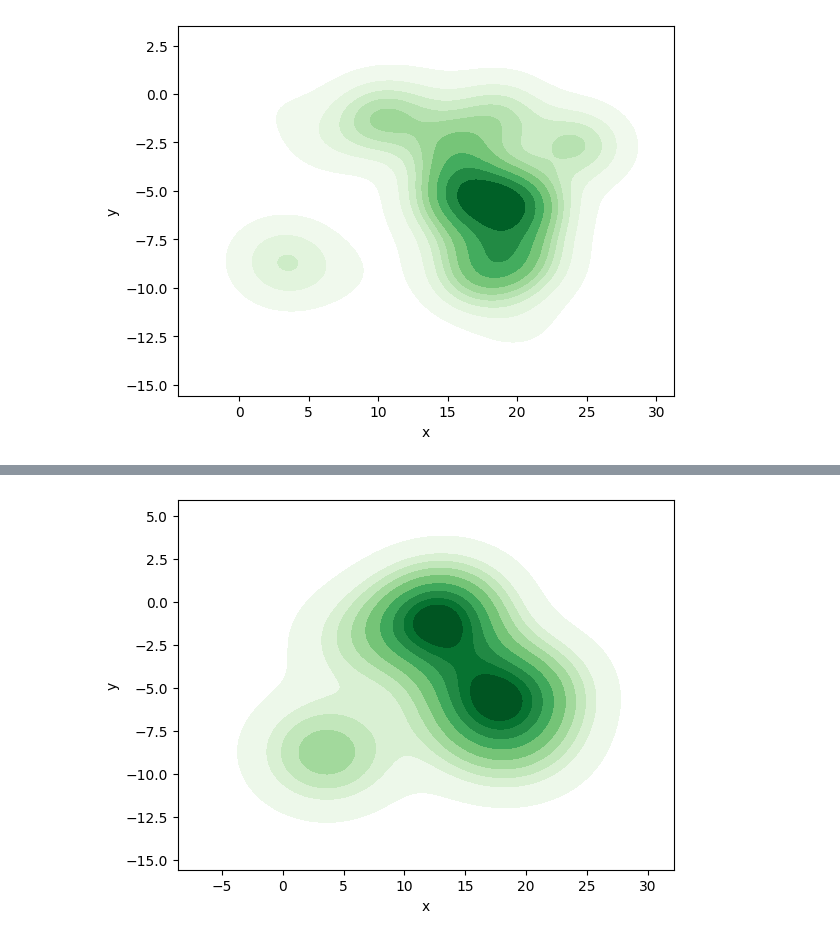
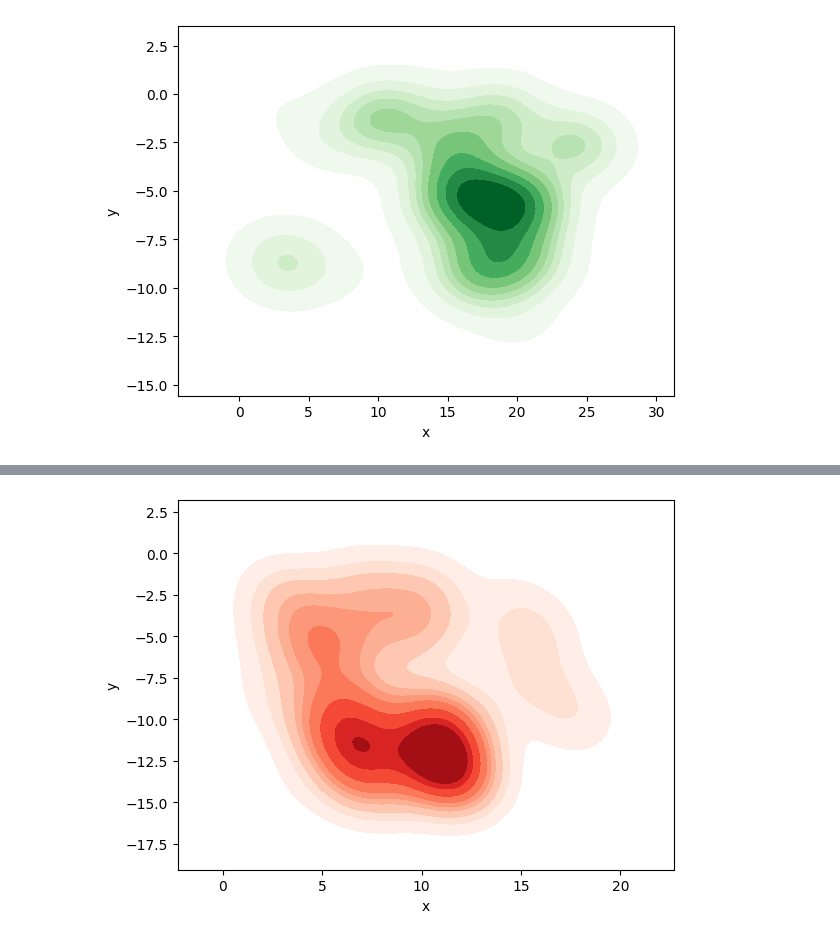
Before and after one commit to Mappo23/Arc-hest2022, a Jupyter notebook: arc-hest.ipynb, the cells around one changed output, grey strips where cells are left out. Saved outputs shown, nothing was run; the diff lists cells and outputs as text; code cells hidden in the pictures.

```diff
--- a/arc-hest.ipynb
+++ b/arc-hest.ipynb
@@ -535,6 +475,4 @@ y1 = B['y']
 # %%
-ax2 = sn.kdeplot(x, y, cmap="Blues", shade=True, shade_lowest=False)
+ax2 = sn.kdeplot(x1, y1, cmap="Reds", shade=True, shade_lowest=False)
+# %% [output]
+[figure, added]
-# %%
-ax_ = sn.kdeplot(a1['x'], a1['y'], cmap="Greens", shade=True, shade_lowest=False)
-# %% [output]
-[figure, removed]
```
Also changed, not shown: parts of 30 cells of this notebook.
